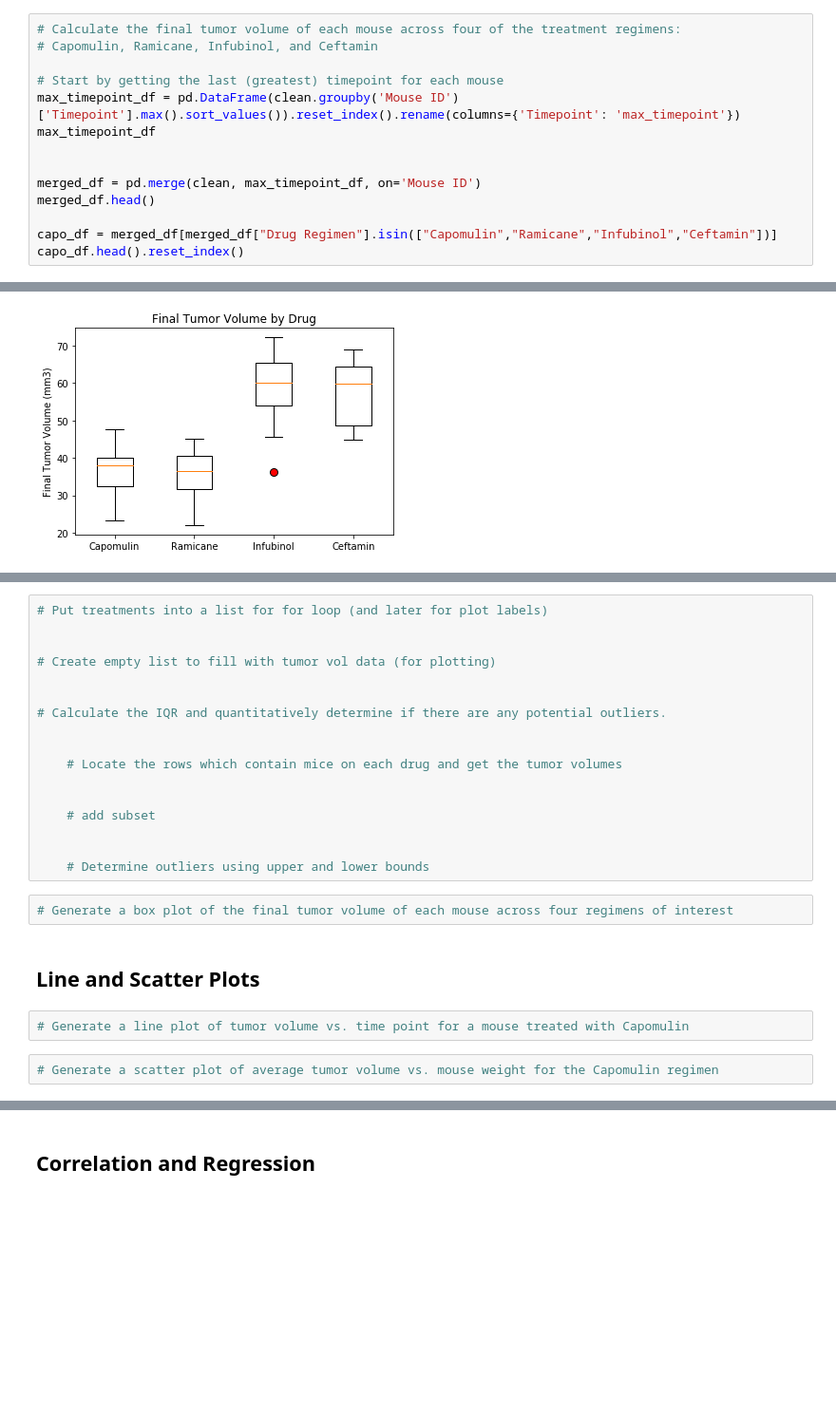
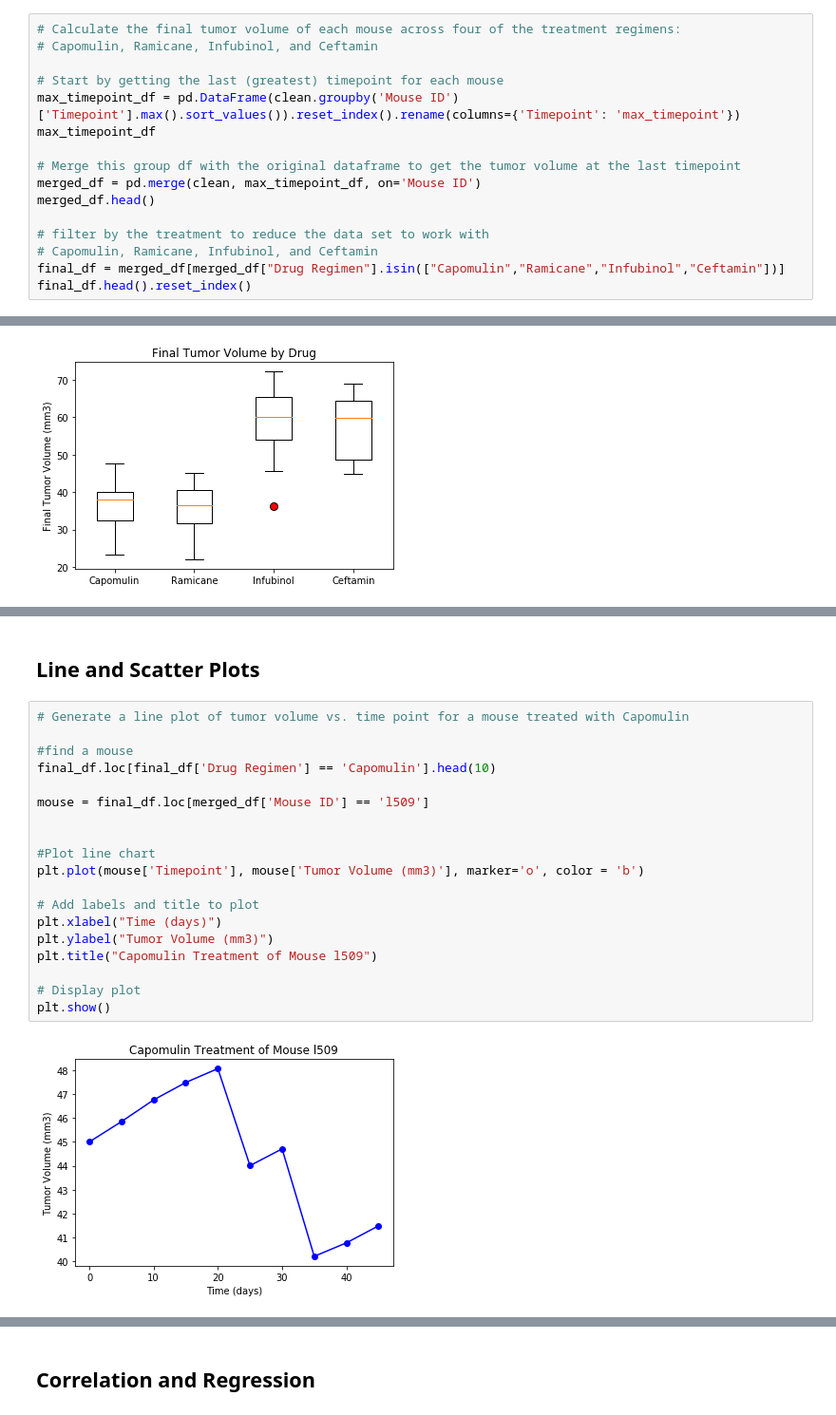
Before and after one commit to anilzown/Matplotlib-The-Power-of-Plots, a Jupyter notebook: Pymaceuticals/pymaceuticals_starter.ipynb, the cells around one changed output, grey strips where cells are left out. Shown at 95% size. Saved outputs shown, nothing was run; the diff lists cells and outputs as text; blank space fills up the shorter version.

```diff
--- a/pymaceuticals_starter.ipynb
+++ b/Pymaceuticals/pymaceuticals_starter.ipynb
@@ -327,12 +177,14 @@ plt.show()
 max_timepoint_df = pd.DataFrame(clean.groupby('Mouse ID')['Timepoint'].max().sort_values()).reset_index().rename(columns={'Timepoint': 'max_timepoint'})
 max_timepoint_df
 
-
+# Merge this group df with the original dataframe to get the tumor volume at the last timepoint
 merged_df = pd.merge(clean, max_timepoint_df, on='Mouse ID')
 merged_df.head()
 
-capo_df = merged_df[merged_df["Drug Regimen"].isin(["Capomulin","Ramicane","Infubinol","Ceftamin"])]
-capo_df.head().reset_index()
+# filter by the treatment to reduce the data set to work with
+# Capomulin, Ramicane, Infubinol, and Ceftamin
+final_df = merged_df[merged_df["Drug Regimen"].isin(["Capomulin","Ramicane","Infubinol","Ceftamin"])]
+final_df.head().reset_index()
 # %% [output]
 |  | index | Mouse ID | Drug Regimen | Sex | Age_months | Weight (g) | Timepoint | Tumor Volume (mm3) | ... |
 | 0 | 0 | k403 | Ramicane | Male | 21 | 16 | 0 | 45.000000 | ... |
@@ -433,25 +277,23 @@ plt.show()
-# %%
-# Put treatments into a list for for loop (and later for plot labels)
-
-
-# Create empty list to fill with tumor vol data (for plotting)
-
-
-# Calculate the IQR and quantitatively determine if there are any potential outliers.
-
-
-    # Locate the rows which contain mice on each drug and get the tumor volumes
-
-
-    # add subset
-
-
-    # Determine outliers using upper and lower bounds
-# %%
-# Generate a box plot of the final tumor volume of each mouse across four regimens of interest
 # %% [markdown]
 ## Line and Scatter Plots
-# %%
-# Generate a line plot of tumor volume vs. time point for a mouse treated with Capomulin
-# %%
-# Generate a scatter plot of average tumor volume vs. mouse weight for the Capomulin regimen
+# %%
+# Generate a line plot of tumor volume vs. time point for a mouse treated with Capomulin
+
+#find a mouse
+final_df.loc[final_df['Drug Regimen'] == 'Capomulin'].head(10)
+
+mouse = final_df.loc[merged_df['Mouse ID'] == 'l509']
+
+
+#Plot line chart
+plt.plot(mouse['Timepoint'], mouse['Tumor Volume (mm3)'], marker='o', color = 'b')
+
+# Add labels and title to plot
+plt.xlabel("Time (days)")
+plt.ylabel("Tumor Volume (mm3)")
+plt.title("Capomulin Treatment of Mouse l509")
+
+# Display plot
+plt.show()
+# %% [output]
+[figure, added]
```
Also changed, not shown: parts of 16 cells of this notebook, 5 other files.
